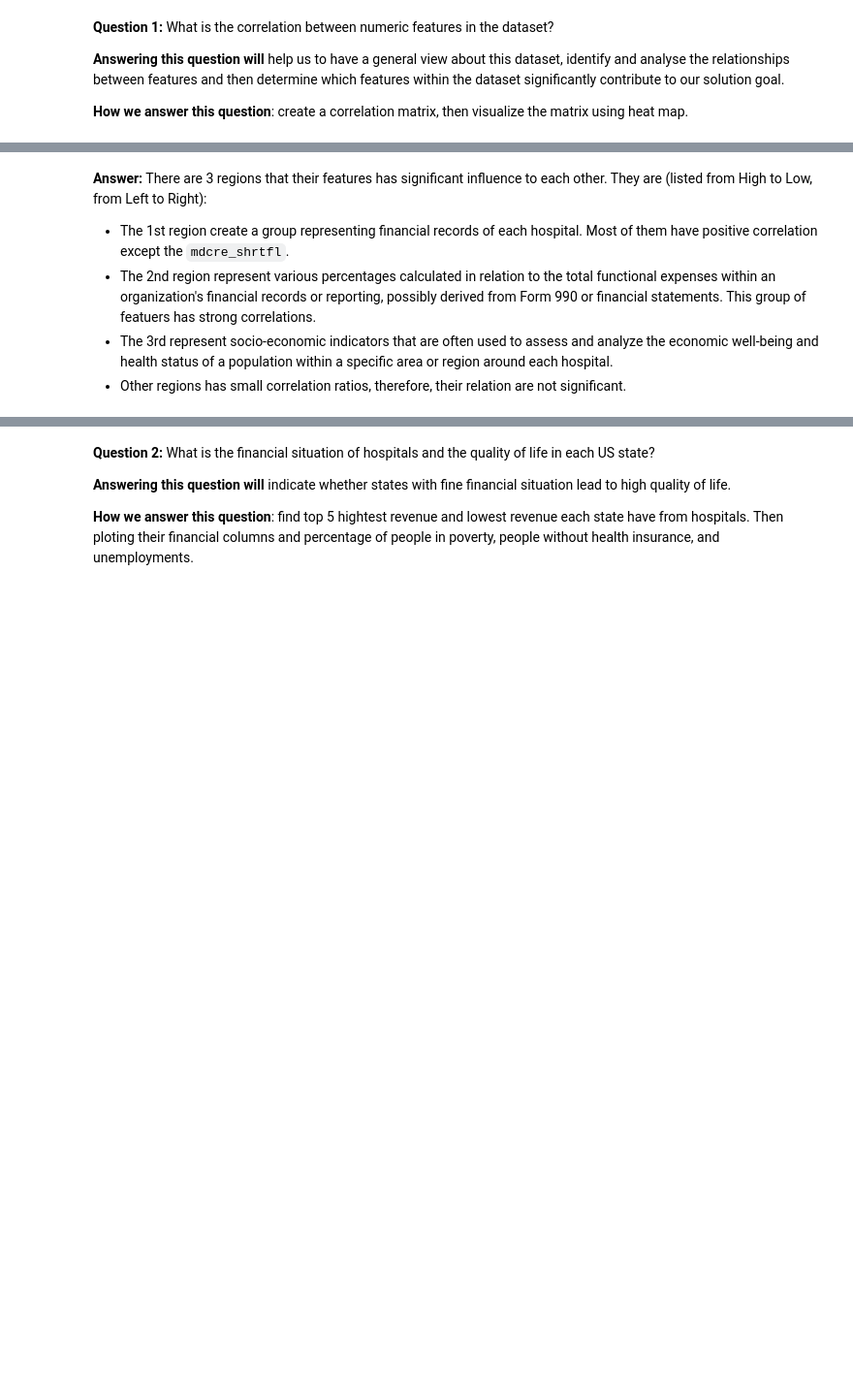
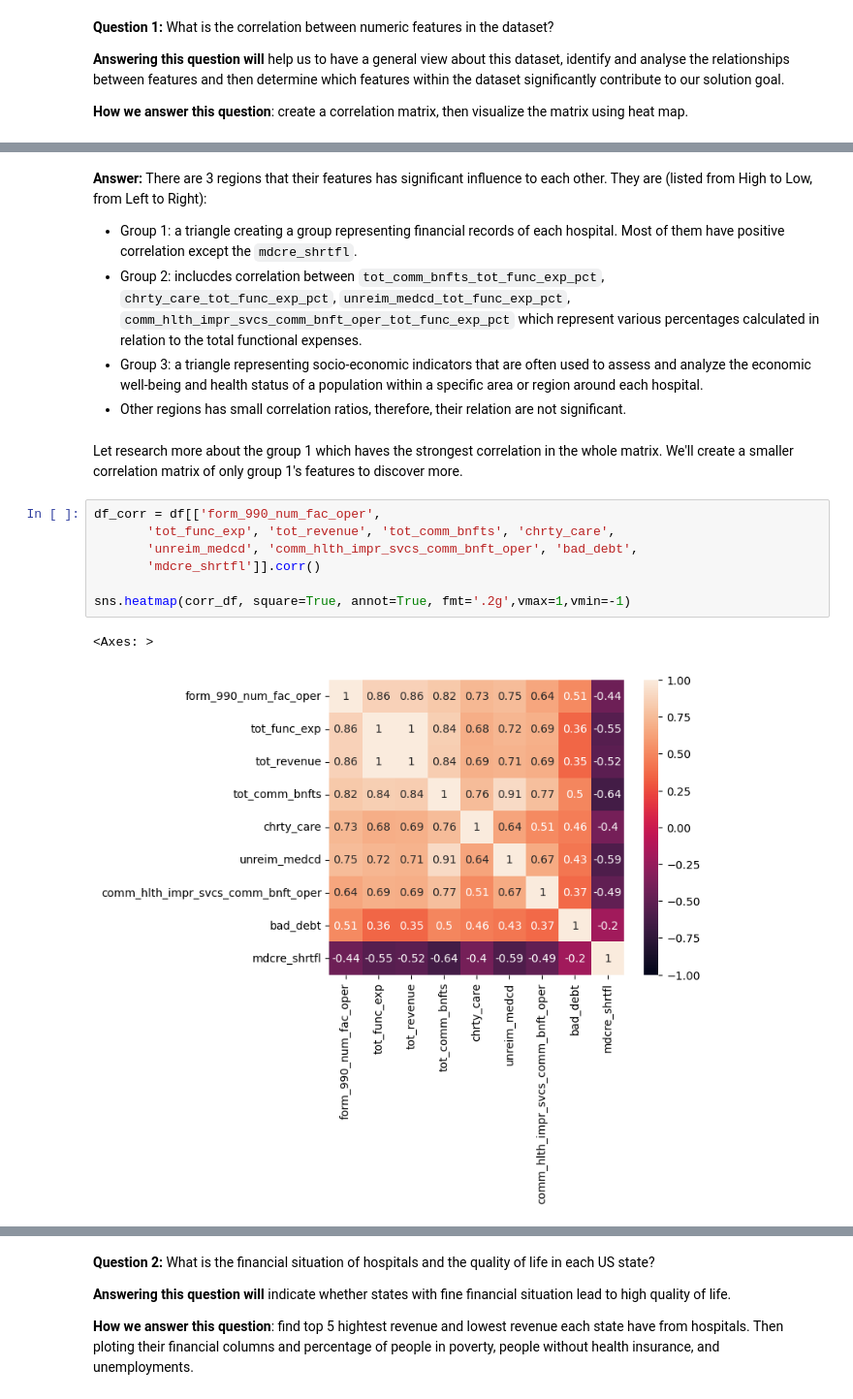
Before and after one commit to gigachad0209/Final-Project---NMKHDL, a Jupyter notebook: eda.ipynb, the cells around one changed output, grey strips where cells are left out. Shown: that part at 97% size. Cells and saved outputs as stored; diff of their text form; blank space fills up the shorter version.

```diff
--- a/eda.ipynb
+++ b/eda.ipynb
@@ -59,6 +74,18 @@ plt.show()
 # %% [markdown]
 **Answer:** There are 3 regions that their features has significant influence to each other. They are (listed from High to Low, from Left to Right):
-- The 1st region create a group representing financial records of each hospital. Most of them have positive correlation except the `mdcre_shrtfl`.
-- The 2nd region represent various percentages calculated in relation to the total functional expenses within an organization's financial records or reporting, possibly derived from Form 990 or financial statements. This group of featuers has strong correlations.
-- The 3rd represent socio-economic indicators that are often used to assess and analyze the economic well-being and health status of a population within a specific area or region around each hospital.
+- Group 1: a triangle creating a group representing financial records of each hospital. Most of them have positive correlation except the `mdcre_shrtfl`.
+- Group 2: inclucdes correlation between `tot_comm_bnfts_tot_func_exp_pct`, `chrty_care_tot_func_exp_pct`, `unreim_medcd_tot_func_exp_pct`, `comm_hlth_impr_svcs_comm_bnft_oper_tot_func_exp_pct` which represent various percentages calculated in relation to the total functional expenses.
+- Group 3: a triangle representing socio-economic indicators that are often used to assess and analyze the economic well-being and health status of a population within a specific area or region around each hospital.
 - Other regions has small correlation ratios, therefore, their relation are not significant.
+# %% [markdown]
+Let research more about the group 1 which haves the strongest correlation in the whole matrix. We'll create a smaller correlation matrix of only group 1's features to discover more.
+# %%
+df_corr = df[['form_990_num_fac_oper',
+       'tot_func_exp', 'tot_revenue', 'tot_comm_bnfts', 'chrty_care',
+       'unreim_medcd', 'comm_hlth_impr_svcs_comm_bnft_oper', 'bad_debt',
+       'mdcre_shrtfl']].corr()
+
+sns.heatmap(corr_df, square=True, annot=True, fmt='.2g',vmax=1,vmin=-1)
+# %% [output]
+<Axes: >
+[figure, added]
```
Also changed, not shown: parts of 17 cells of this notebook.
